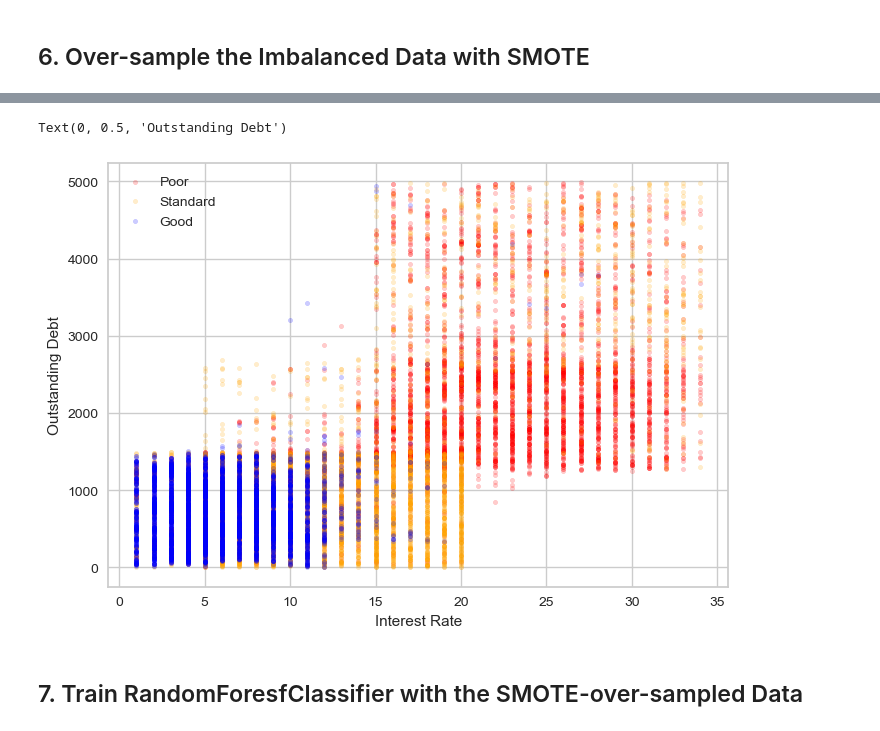
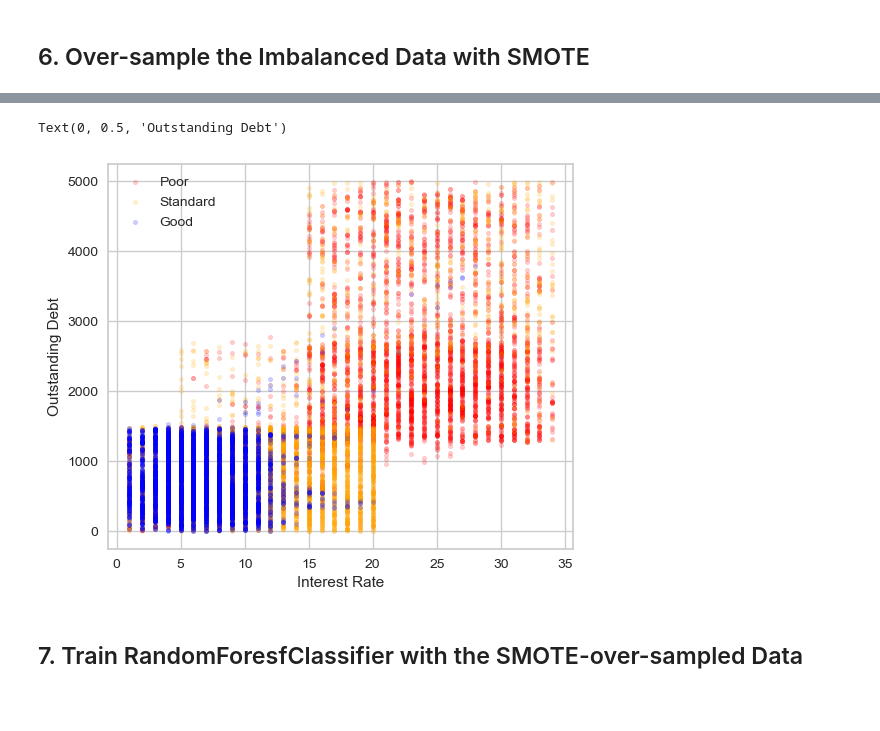
Before and after one commit to hanfei1986/Over-sampling-of-imbalanced-data-with-RandomOverSampler--SMOTE-and-ADASYN, a Jupyter notebook: Over-sampling of imbalanced data with SMOTE and ADASYN.ipynb, the cells around one changed output, grey strips where cells are left out. Saved outputs shown, nothing was run; the diff lists cells and outputs as text; code cells hidden in the pictures; blank space fills up the shorter version.

```diff
--- a/Over-sampling of imbalanced data with SMOTE and ADASYN.ipynb
+++ b/Over-sampling of imbalanced data with SMOTE and ADASYN.ipynb
@@ -228,15 +230,16 @@ X_train_smt, y_train_smt = smt.fit_resample(X_train, y_train)
 # %%
 train_smt = pd.concat([X_train_smt, y_train_smt], axis=1)
 # %%
+plt.figure(figsize=(6,5))
 plt.scatter(train_smt[train_smt["Credit_Score"]==0]["Interest_Rate"], train_smt[train_smt["Credit_Score"]==0]["Outstanding_Debt"], s=10, c='red', alpha=0.2, label="Poor")
 plt.scatter(train_smt[train_smt["Credit_Score"]==1]["Interest_Rate"], train_smt[train_smt["Credit_Score"]==1]["Outstanding_Debt"], s=10, c='orange', alpha=0.2, label="Standard")
 plt.scatter(train_smt[train_smt["Credit_Score"]==2]["Interest_Rate"], train_smt[train_smt["Credit_Score"]==2]["Outstanding_Debt"], s=10, c='blue',alpha=0.2, label="Good")
 plt.legend()
 plt.xlabel("Interest Rate")
 plt.ylabel("Outstanding Debt")
 # %% [output]
 Text(0, 0.5, 'Outstanding Debt')
-[figure, old version]
+[figure, new version]
 # %% [markdown]
 ## 7. Train RandomForesfClassifier with the SMOTE-over-sampled Data
 # %%
```
Also changed, not shown: parts of 17 cells of this notebook.
